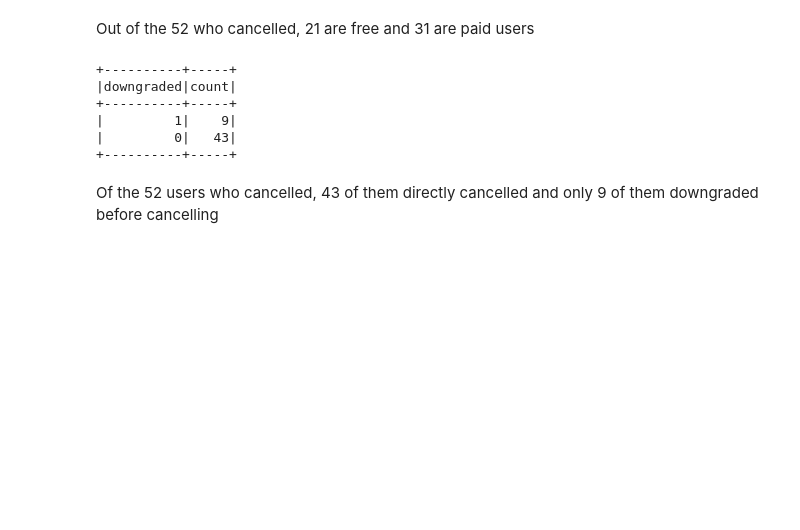
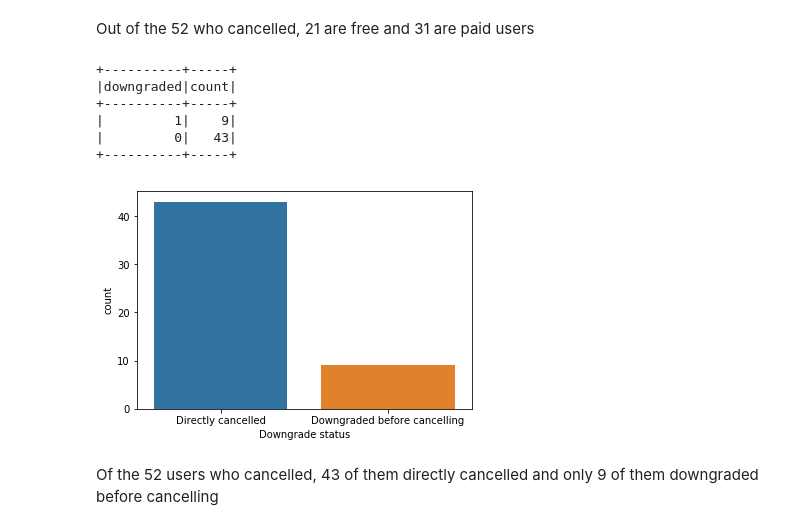
Before and after one commit to karthikvijayakumar/Sparkify, a Jupyter notebook: Sparkify.ipynb, the cells around one changed output. Drawn from its saved outputs; the diff is of its cells as text; code cells hidden in the pictures; blank space fills up the shorter version.

```diff
--- a/Sparkify.ipynb
+++ b/Sparkify.ipynb
@@ -298,6 +317,14 @@ user_status.where(col("cancelled") == 1).groupby("downgraded").count().show()
 |         1|    9|
 |         0|   43|
 +----------+-----+
+# %%
+user_status_pd = user_status.toPandas()
+fig, ax = plt.subplots(1,1)
+sns.countplot( user_status_pd[user_status_pd.cancelled == 1].downgraded, ax = ax )
+ax.set_xticklabels(['Directly cancelled', 'Downgraded before cancelling'])
+ax.set_xlabel('Downgrade status');
+# %% [output]
+[figure, added]
 # %% [markdown]
 Of the 52 users who cancelled, 43 of them directly cancelled and only 9 of them downgraded before cancelling
 # %% [markdown]
```
Also changed, not shown: parts of 61 cells of this notebook, 1 other file.
